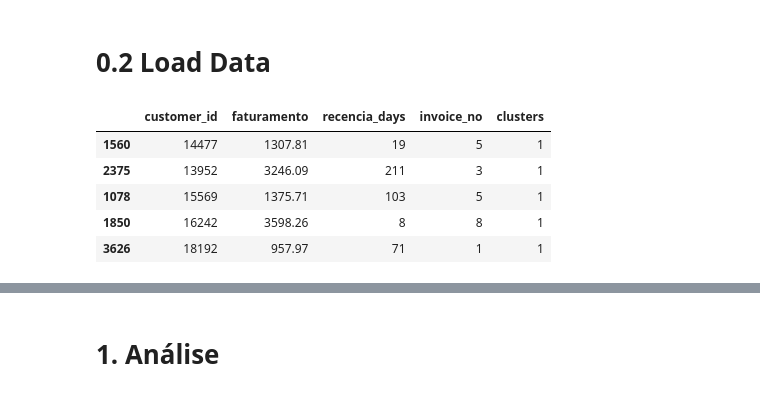
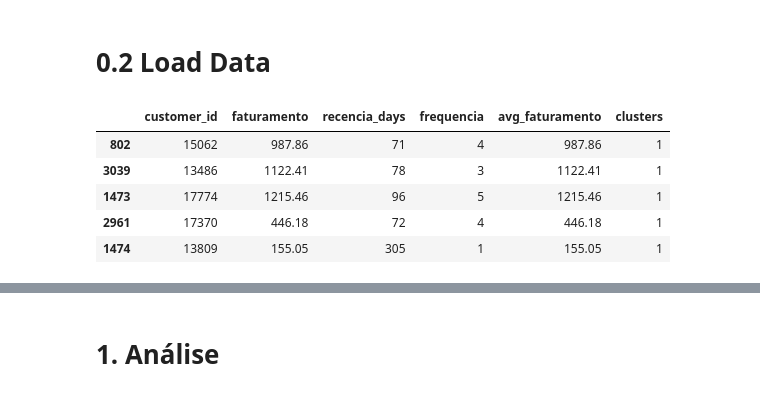
Before and after one commit to Gabrielnbr/Fidelidade-Classificacao, a Jupyter notebook: notebooks/9.0.cluter_analysis.ipynb, the cells around one changed output, grey strips where cells are left out. Drawn from its saved outputs; the diff is of its cells as text; code cells hidden in the pictures.

```diff
--- a/notebooks/9.0.cluter_analysis.ipynb
+++ b/notebooks/9.0.cluter_analysis.ipynb
@@ -21,12 +24,12 @@ fs.supressao_notacao(casa_decimal = 2)
 # %% [markdown]
 # 0.2 Load Data
 # %%
-df = fs.load_pickle("../data/processed/8.model_training.pkl")
+df = fs.load_pickle('../data/processed/8.data_model_training.pkl')
 df.sample(5)
 # %% [output]
-|  | customer_id | faturamento | recencia_days | invoice_no | clusters |
-| 1560 | 14477 | 1307.81 | 19 | 5 | 1 |
-| 2375 | 13952 | 3246.09 | 211 | 3 | 1 |
-| 1078 | 15569 | 1375.71 | 103 | 5 | 1 |
-| 1850 | 16242 | 3598.26 | 8 | 8 | 1 |
-| 3626 | 18192 | 957.97 | 71 | 1 | 1 |
+|  | customer_id | faturamento | recencia_days | frequencia | avg_faturamento | clusters |
+| 802 | 15062 | 987.86 | 71 | 4 | 987.86 | 1 |
+| 3039 | 13486 | 1122.41 | 78 | 3 | 1122.41 | 1 |
+| 1473 | 17774 | 1215.46 | 96 | 5 | 1215.46 | 1 |
+| 2961 | 17370 | 446.18 | 72 | 4 | 446.18 | 1 |
+| 1474 | 13809 | 155.05 | 305 | 1 | 155.05 | 1 |
```
Also changed, not shown: parts of 14 cells of this notebook, 9 other files.
